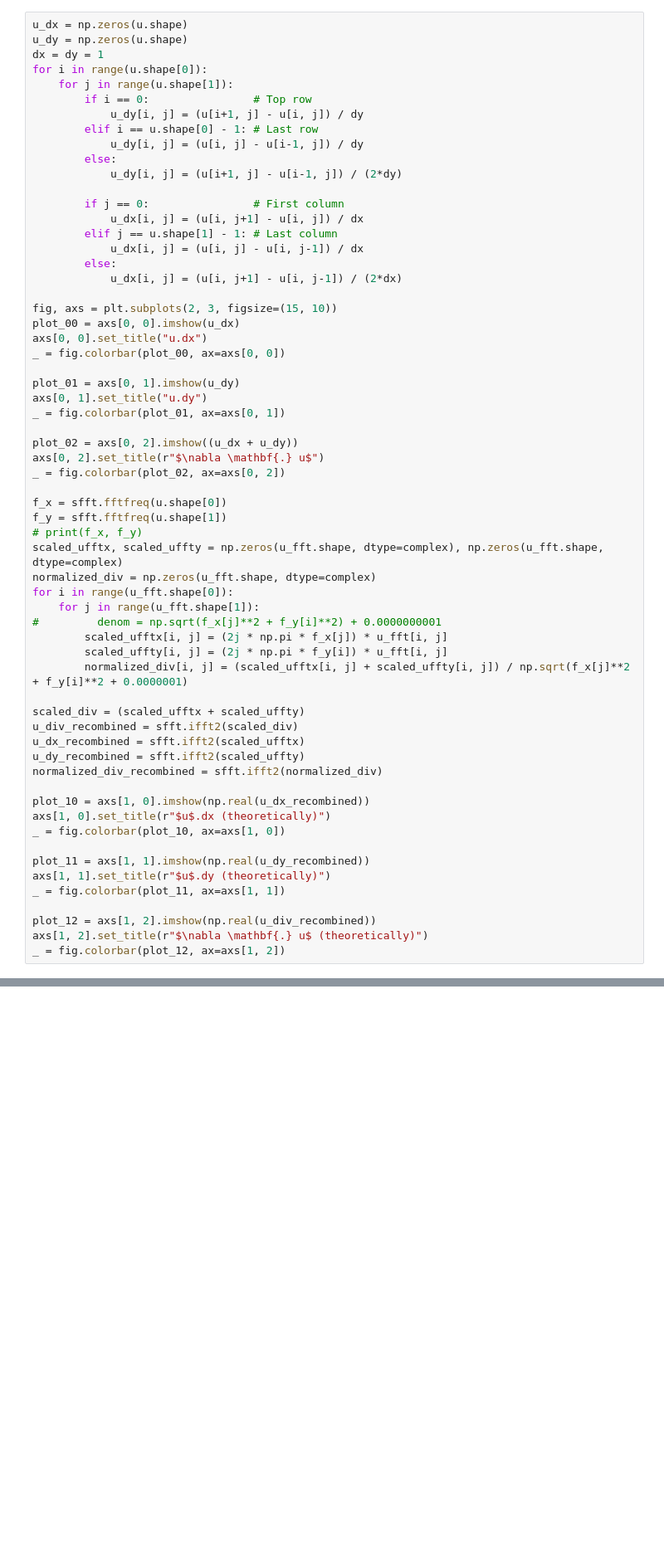
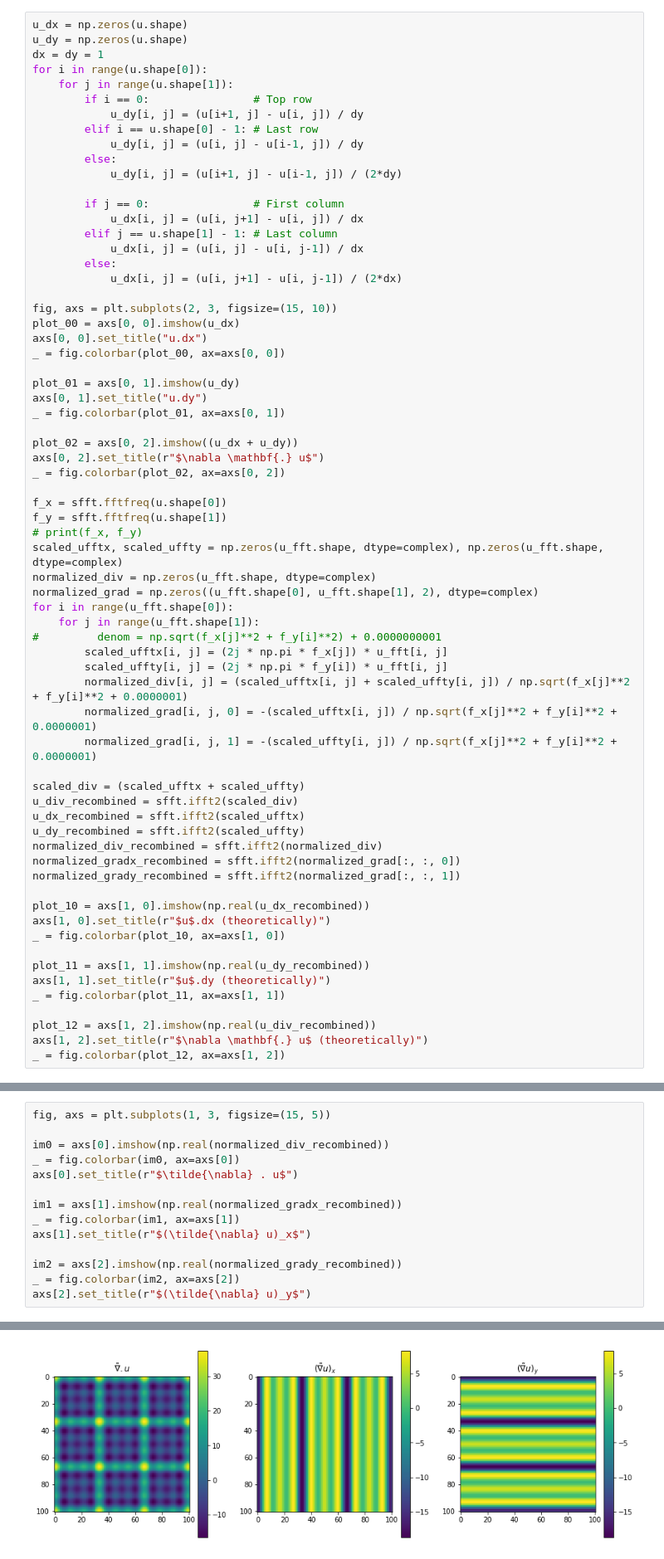
Before and after one commit to nimberledge/akm-fwi, a Jupyter notebook: elastic/FFT.ipynb, the cells around one changed output, grey strips where cells are left out. Shown: that part at 83% size. Drawn from its saved outputs; the diff is of its cells as text; blank space fills up the shorter version.

Commit message:
FFT: Add normalized grad

```diff
--- a/elastic/FFT.ipynb
+++ b/elastic/FFT.ipynb
@@ -85,18 +85,23 @@ f_y = sfft.fftfreq(u.shape[1])
 # print(f_x, f_y)
 scaled_ufftx, scaled_uffty = np.zeros(u_fft.shape, dtype=complex), np.zeros(u_fft.shape, dtype=complex)
 normalized_div = np.zeros(u_fft.shape, dtype=complex)
+normalized_grad = np.zeros((u_fft.shape[0], u_fft.shape[1], 2), dtype=complex)
 for i in range(u_fft.shape[0]):
     for j in range(u_fft.shape[1]):
 #         denom = np.sqrt(f_x[j]**2 + f_y[i]**2) + 0.0000000001
         scaled_ufftx[i, j] = (2j * np.pi * f_x[j]) * u_fft[i, j]
         scaled_uffty[i, j] = (2j * np.pi * f_y[i]) * u_fft[i, j]
         normalized_div[i, j] = (scaled_ufftx[i, j] + scaled_uffty[i, j]) / np.sqrt(f_x[j]**2 + f_y[i]**2 + 0.0000001)
+        normalized_grad[i, j, 0] = -(scaled_ufftx[i, j]) / np.sqrt(f_x[j]**2 + f_y[i]**2 + 0.0000001)
+        normalized_grad[i, j, 1] = -(scaled_uffty[i, j]) / np.sqrt(f_x[j]**2 + f_y[i]**2 + 0.0000001)
 
 scaled_div = (scaled_ufftx + scaled_uffty)
 u_div_recombined = sfft.ifft2(scaled_div)
 u_dx_recombined = sfft.ifft2(scaled_ufftx)
 u_dy_recombined = sfft.ifft2(scaled_uffty)
 normalized_div_recombined = sfft.ifft2(normalized_div)
+normalized_gradx_recombined = sfft.ifft2(normalized_grad[:, :, 0])
+normalized_grady_recombined = sfft.ifft2(normalized_grad[:, :, 1])
 
 plot_10 = axs[1, 0].imshow(np.real(u_dx_recombined))
 axs[1, 0].set_title(r"$u$.dx (theoretically)")
@@ -119,0 +119,15 @@ plt.colorbar()
+# %%
+fig, axs = plt.subplots(1, 3, figsize=(15, 5))
+
+im0 = axs[0].imshow(np.real(normalized_div_recombined))
+_ = fig.colorbar(im0, ax=axs[0])
+axs[0].set_title(r"$\tilde{\nabla} . u$")
+
+im1 = axs[1].imshow(np.real(normalized_gradx_recombined))
+_ = fig.colorbar(im1, ax=axs[1])
+axs[1].set_title(r"$(\tilde{\nabla} u)_x$")
+
+im2 = axs[2].imshow(np.real(normalized_grady_recombined))
+_ = fig.colorbar(im2, ax=axs[2])
+axs[2].set_title(r"$(\tilde{\nabla} u)_y$")
+# %% [output]
@@ -120,3 +135,4 @@ plt.colorbar()
+[figure, added]
 # %%
 K = 3
 def set_ic(u):
```
Also changed, not shown: parts of 2 cells of this notebook.
